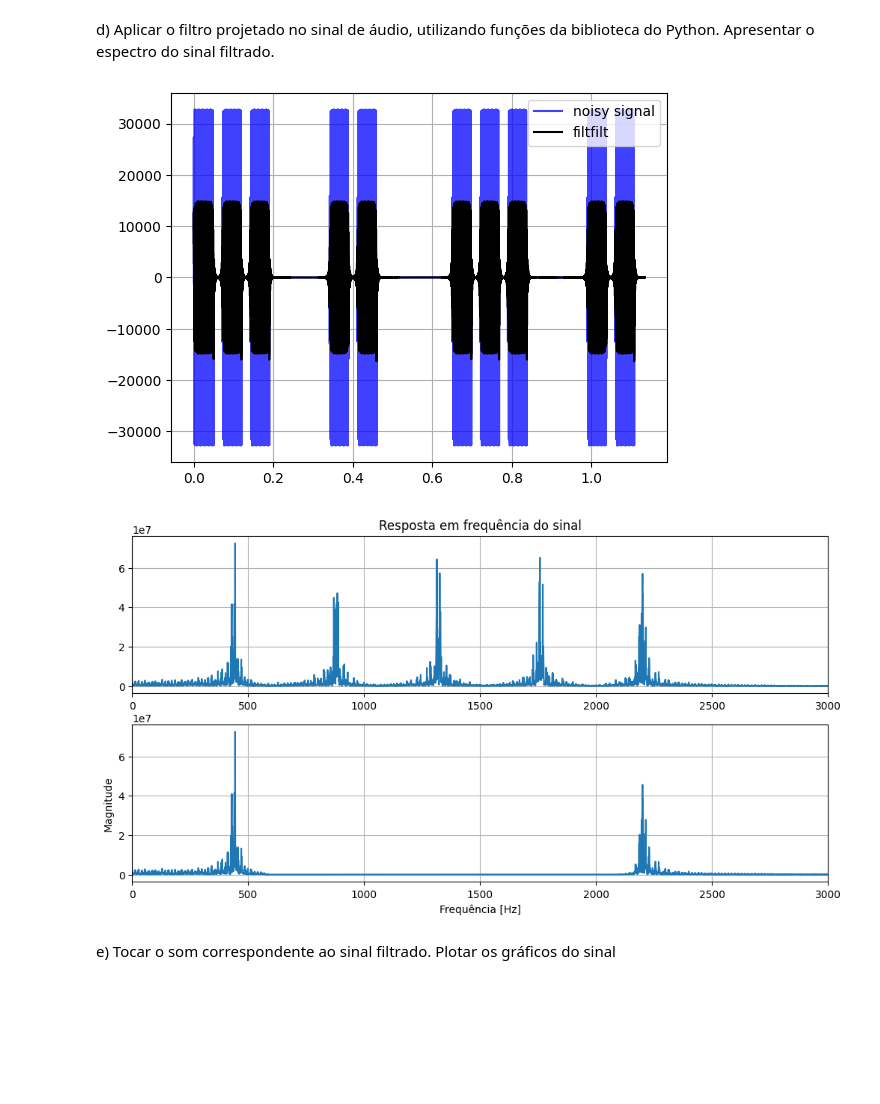
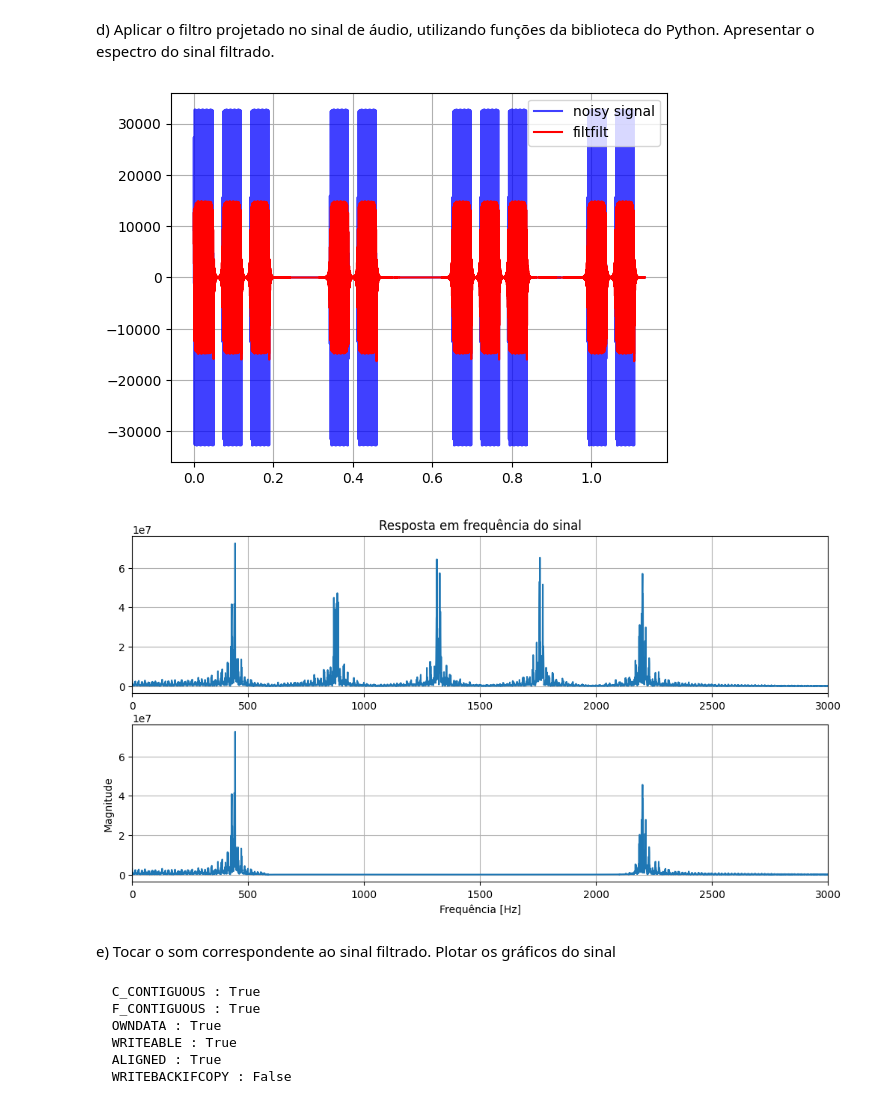
Before and after one commit to brito1212/digital-signal-processing, a Jupyter notebook: 11_filter_python_libs/11_filter_python_libs.ipynb, the cells around one changed output. Saved outputs shown, nothing was run; the diff lists cells and outputs as text; code cells hidden in the pictures; blank space fills up the shorter version.

```diff
--- a/11_filter_python_libs/11_filter_python_libs.ipynb
+++ b/11_filter_python_libs/11_filter_python_libs.ipynb
@@ -242,49 +246,54 @@ o espectro do sinal filtrado.
 # %%
 t = np.arange(len(audio_data))/taxa
 
-# zi = signal.lfilter_zi(b, a)
-# z, _ = signal.lfilter(b, a, audio_data, zi=zi*audio_data[0])
 
-# #aplicar o filtro uma segunda vez.
-# z2, _ = signal.lfilter(b, a, z, zi=zi*z[0])
-
-# aplicar com filtfilt, para comparação.
-y = signal.filtfilt(b, a, audio_data)
+filtered_audio = signal.filtfilt(b, a, audio_data)
 
 
 # plotar os sinais
 plt.figure(1)
 plt.plot(t, audio_data, 'b', alpha=0.75)
-plt.plot(t, y, 'k')
+plt.plot(t, filtered_audio, 'r')
 plt.legend(('noisy signal', 'filtfilt'), loc='best')
 plt.grid(True)
 # plt.xlim(0, 0.004)
 plt.show()
 
 
 # Resposta em frequência (FFT)
 frequencia = np.fft.fftfreq(len(audio_data), 1/taxa)
 espectro = np.fft.fft(audio_data)
 
-frequencia_filtr = np.fft.fftfreq(len(y), 1/taxa)
-espectro_filtr = np.fft.fft(y)
+frequencia_filtr = np.fft.fftfreq(len(filtered_audio), 1/taxa)
+espectro_filtr = np.fft.fft(filtered_audio)
 
 # Plotar a magnitude da resposta em frequência
 plt.figure(figsize=(12, 6))
 plt.subplot(2, 1, 1)
 plt.plot(frequencia[:len(frequencia)//2], np.abs(espectro)[:len(frequencia)//2])
 plt.title('Resposta em frequência do sinal')
 plt.grid(True)
 plt.xlim(0, 3000)
 plt.subplot(2, 1, 2)
 plt.plot(frequencia_filtr[:len(frequencia_filtr)//2], np.abs(espectro_filtr)[:len(frequencia_filtr)//2])
 plt.xlabel('Frequência [Hz]')
 plt.ylabel('Magnitude')
 plt.grid(True)
 plt.xlim(0, 3000)
 plt.show()
 # %% [output]
-[figure, old version]
+[figure, new version]
 [figure]
 # %% [markdown]
 e) Tocar o som correspondente ao sinal filtrado. Plotar os gráficos do sinal
+# %%
+filtered_audio.astype(np.int16)
+filtered_audio = filtered_audio.copy(order='C')
+filtered_audio.flags
+# %% [output]
+  C_CONTIGUOUS : True
+  F_CONTIGUOUS : True
+  OWNDATA : True
+  WRITEABLE : True
+  ALIGNED : True
+  WRITEBACKIFCOPY : False
```
Also changed, not shown: parts of 4 cells of this notebook, 2 other files.
